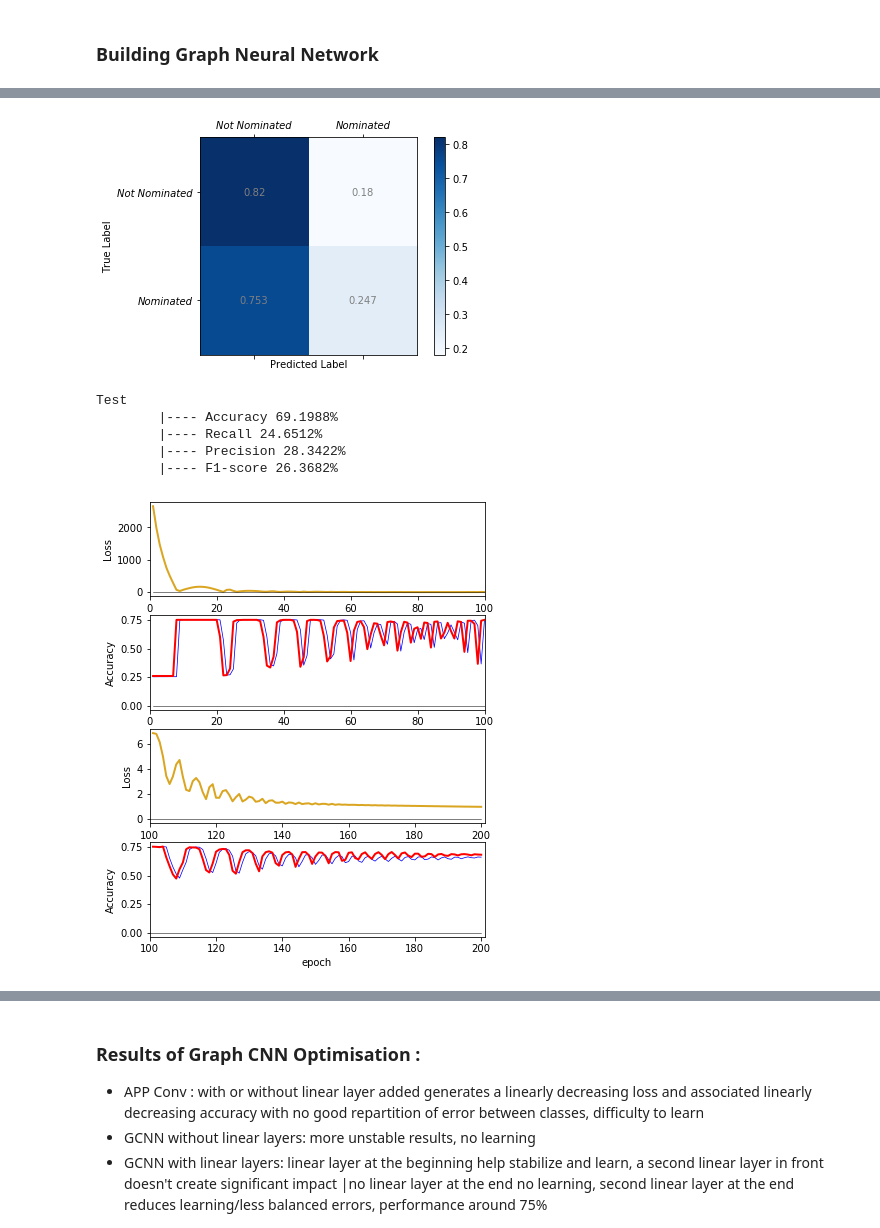
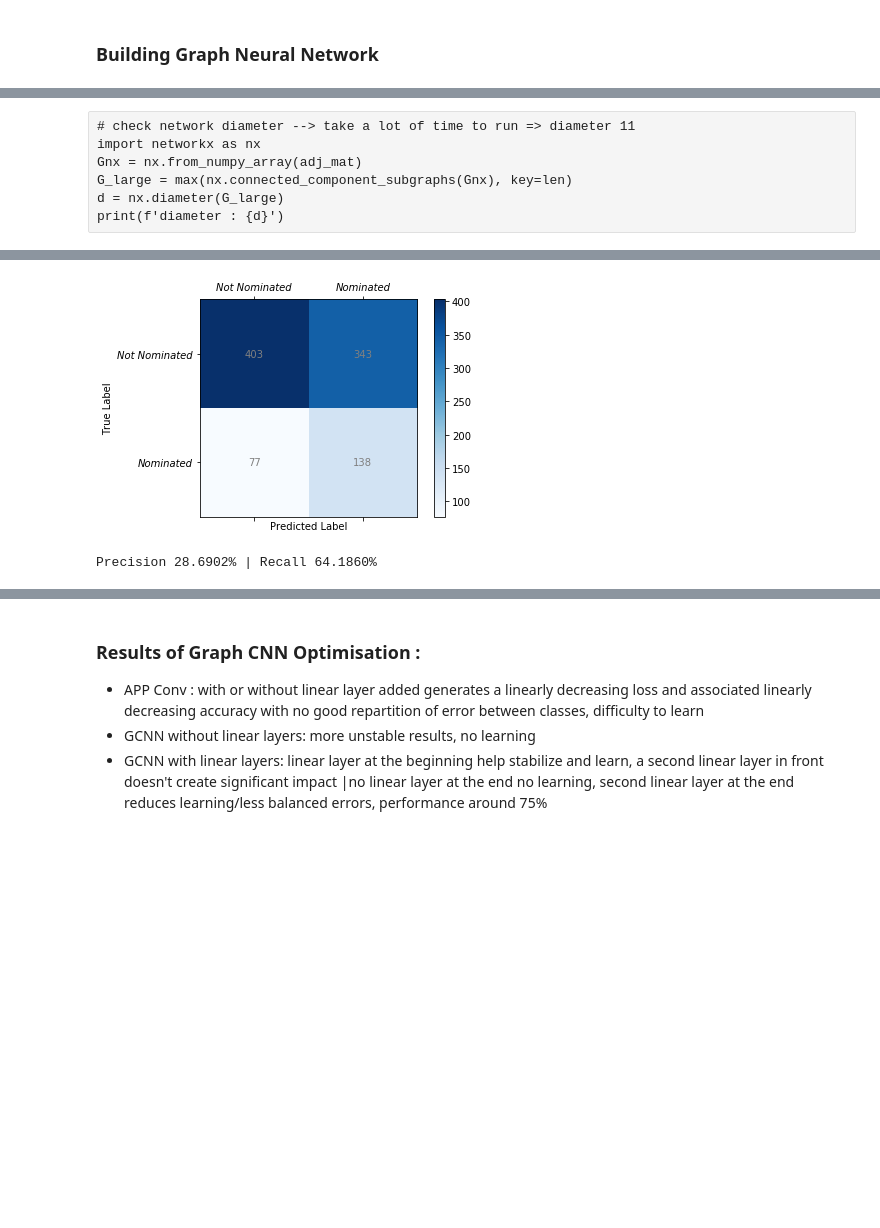
Before and after one commit to antoine-spahr/NTDS, a Jupyter notebook: Project/Machine_Learning.ipynb, the cells around one changed output, grey strips where cells are left out. Saved outputs shown, nothing was run; the diff lists cells and outputs as text; code cells hidden in the pictures; blank space fills up the shorter version.

```diff
--- a/Project/Machine_Learning.ipynb
+++ b/Project/Machine_Learning.ipynb
@@ -50,7 +50,7 @@ adj_mat =  pickle.load(file)
 
 # Generate graph
 G = DGLGraph(graph_data=adj_mat)
-G = dgl_transform.add_self_loop(G)
+#G = dgl_transform.add_self_loop(G)
 # %% [markdown]
 ### Loading features and labels
 # %%
@@ -128,8 +90,6 @@ scaler = StandardScaler()
 features_df.iloc[train_mask] = scaler.fit_transform(features_df.iloc[train_mask].to_numpy())
 features_df.iloc[val_mask] = scaler.transform(features_df.iloc[val_mask].to_numpy())
 features_df.iloc[test_mask] = scaler.transform(features_df.iloc[test_mask].to_numpy())
-# %%
-features_df.iloc[test_mask] = scaler.transform(features_df.iloc[test_mask].to_numpy())
 # %%
 # features
 tensor_data = torch.FloatTensor(features_df.values)
@@ -604,10 +572,17 @@ diameter : 11
+# %% [raw]
+# check network diameter --> take a lot of time to run => diameter 11
+import networkx as nx
+Gnx = nx.from_numpy_array(adj_mat)
+G_large = max(nx.connected_component_subgraphs(Gnx), key=len)
+d = nx.diameter(G_large)
+print(f'diameter : {d}')
 # %%
 # Fixed values
 in_feats = tensor_data.shape[1]
 out_feats = 2
 
 # Not relevant parameters
-n_epochs = 200
+n_epochs = 500
 # To tune
 k = 11 # number of hop (how far to look) usually best to use the network diameter (according to paper)
 lr = 1e-4
@@ -623,7 +598,7 @@ weights_loss = torch.FloatTensor([true_ratio, 1-true_ratio]) # to rebalance
 model = Linear_GNN(in_feats, out_feats, hidden_size)
 #model = Simple_APPNP(in_feats, out_feats, 6, k)
 
-loss_fcn = torch.nn.NLLLoss()
+loss_fcn = torch.nn.CrossEntropyLoss(weight=weights_loss)
 optimizer = torch.optim.Adam(model.parameters(),lr=lr) #weight_decay=weight_decay)
 losses_tr = []
 accuracies_tr = []
@@ -637,50 +612,17 @@ for epoch in range(n_epochs):
         for param_group in optimizer.param_groups:
             param_group['lr'] = lr3
 
-    loss, acc, C_tr = train(model, G, tensor_data, tensor_labels, train_mask, loss_fcn, optimizer)
+    loss = train(model, G, tensor_data, tensor_labels, train_mask, loss_fcn, optimizer)
     losses_tr.append(loss.item())
-    accuracies_tr.append(acc)
-    acc, recall, precision, f1, C_val = evaluate(model, G, tensor_data, val_mask, tensor_labels)
-    accuracies_val.append(acc)
+    #accuracies_tr.append(acc)
+    pre, rec, f1, sup, C = evaluate(model, G, tensor_data, val_mask, tensor_labels)
+    #accuracies_val.append(acc)
+    if (epoch+1)%50 == 0:
+        print("Epoch {:05d} | Train Loss {:.4f} | Val precision {:.4%} | Val recall {:.4%}". format(epoch+1, loss.item(), pre, rec))
 
-    if (1+epoch)%10 == 0:
-        print(C_val)
-        print(f"Epoch {epoch+1} | Train Loss {loss.item():.3f} |", \
-                f"Val Accuracy {acc:.4%} | Val recall  {recall:.4%} |", \
-                f" Val  precision {precision:.4%} | Val f1 {f1:.4%} |")
-
-acc, recall, precision, f1, C = evaluate(model, G, tensor_data, test_mask, tensor_labels)
+print()
+print('Test')
+pre, rec, f1, sup, C = evaluate(model, G, tensor_data, test_mask, tensor_labels)
 confusion_matrix(C)
-print(f"Test \n \t|---- Accuracy {acc:.4%} \n \t|---- Recall {recall:.4%} \n \t|---- Precision {precision:.4%} \n \t|---- F1-score {f1:.4%}")
-
-# Plot the loss
-fig, axs = plt.subplots(4,1,figsize=(6,8))
-ep = np.arange(1,n_epochs+1,1)
-axs[0].plot(ep[0:100], losses_tr[0:100], color='Goldenrod', linewidth=2)
-axs[0].plot(ep, np.zeros(ep.shape), color='black', linewidth=0.5)
-axs[0].set_xlim([0,100])
-axs[0].set_xlabel('epoch')
-axs[0].set_ylabel('Loss')
-
-axs[1].plot(ep[0:100], accuracies_tr[0:100], color='blue', linewidth=0.75)
-axs[1].plot(ep[0:100], accuracies_val[0:100], color='red', linewidth=2)
-axs[1].plot(ep, np.zeros(ep.shape), color='black', linewidth=0.5)
-axs[1].set_xlim([0,100])
-axs[1].set_xlabel('epoch')
-axs[1].set_ylabel('Accuracy')
-
-axs[2].plot(ep[100:], losses_tr[100:], color='Goldenrod', linewidth=2)
-axs[2].plot(ep, np.zeros(ep.shape), color='black', linewidth=0.5)
-axs[2].set_xlim([100,n_epochs+1])
-axs[2].set_xlabel('epoch')
-axs[2].set_ylabel('Loss')
-
-axs[3].plot(ep[100:], accuracies_tr[100:], color='blue', linewidth=0.75)
-axs[3].plot(ep[100:], accuracies_val[100:], color='red', linewidth=2)
-axs[3].plot(ep, np.zeros(ep.shape), color='black', linewidth=0.5)
-axs[3].set_xlim([100,n_epochs+1])
-axs[3].set_xlabel('epoch')
-axs[3].set_ylabel('Accuracy')
-
-plt.show()
+print("Precision {:.4%} | Recall {:.4%}". format(pre, rec))
 # %% [output]
@@ -704,7 +641,2 @@ Epoch 200 | Train Loss 0.979 | Val Accuracy 68.2705% | Val recall  28.4211% |  V
-[figure, old version]
+[figure, new version]
-Test
-        |---- Accuracy 69.1988%
-        |---- Recall 24.6512%
-        |---- Precision 28.3422%
-        |---- F1-score 26.3682%
+Precision 28.6902% | Recall 64.1860%
-[figure, removed]
```
Also changed, not shown: parts of 19 cells of this notebook, 3 other files.
